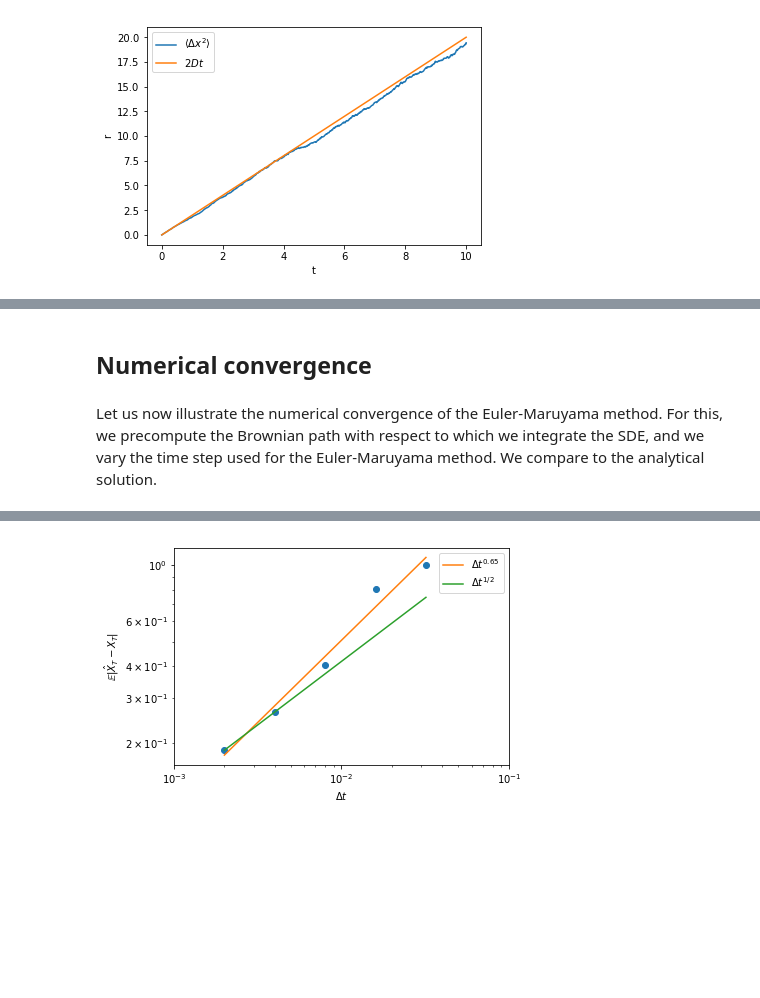
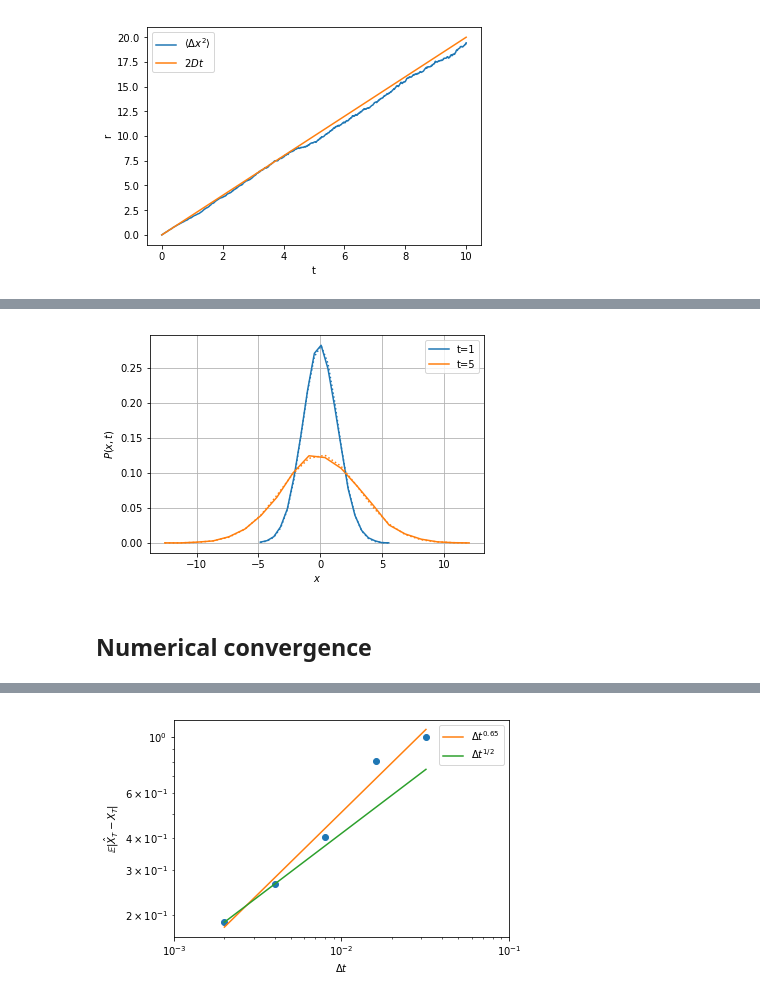
Before and after one commit to cbherbert/stochrare, a Jupyter notebook: demo/Diffusion1D.ipynb, the cells around one changed output, grey strips where cells are left out. Drawn from its saved outputs; the diff is of its cells as text; code cells hidden in the pictures; blank space fills up the shorter version.

```diff
--- a/demo/Diffusion1D.ipynb
+++ b/demo/Diffusion1D.ipynb
@@ -43,5 +75,11 @@ plt.show()
+# %%
+from stochpy.io.plot import pdf_plot1d
+pdf = list(Wiener1D().empirical_vector(0, 0, 10000, 1, 5, bins=20))
+fig, ax, lines = pdf_plot1d(*((0.5*(xx[1:]+xx[:-1]), pp, {'label': f't={t}'}) for t, pp, xx in pdf));
+pdf_plot1d(*((0.5*(xx[1:]+xx[:-1]), Wiener1D()._fpthsol(0.5*(xx[1:]+xx[:-1]), t),
+              {'ls': 'dotted', 'color': l.get_color()}) for l, (t, _, xx) in zip(lines, pdf)),
+           fig=fig, ax=ax);
+# %% [output]
+[figure, added]
 # %% [markdown]
 ## Numerical convergence
-# %% [markdown]
-Let us now illustrate the numerical convergence of the Euler-Maruyama method. For this, we precompute the Brownian path with respect to which we integrate the SDE, and we vary the time step used for the Euler-Maruyama method.
-We compare to the analytical solution.
```
Also changed, not shown: parts of 20 cells of this notebook.
